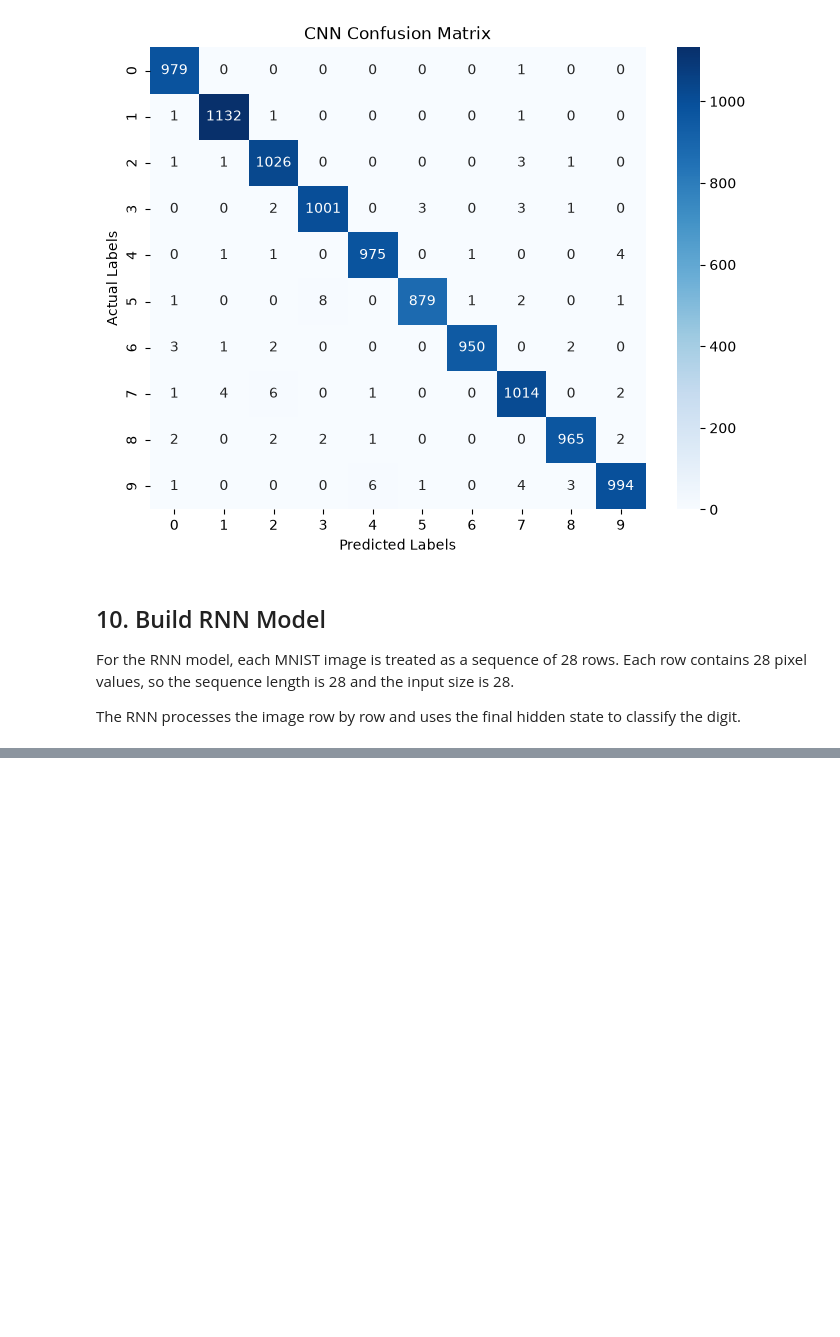
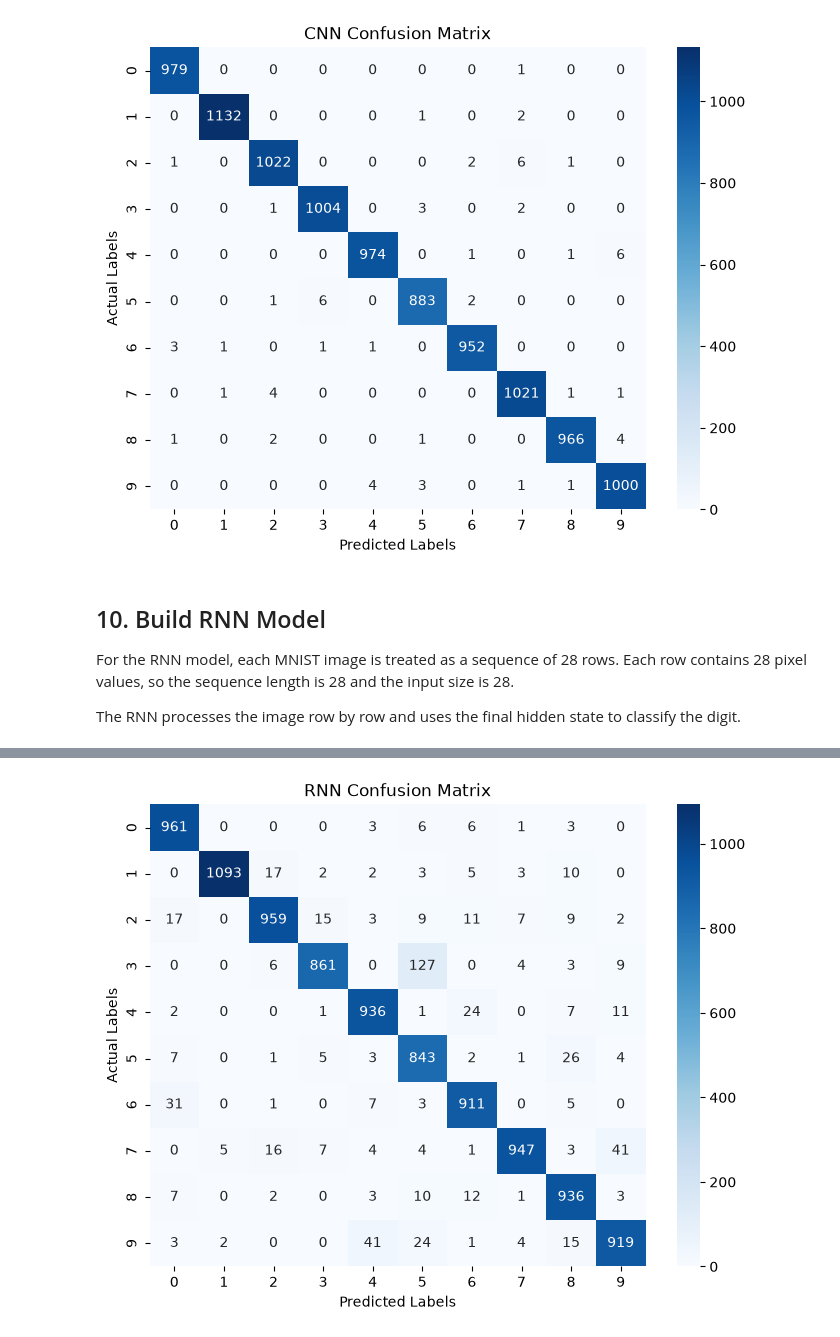
Before and after one commit to Itzmohit06/MNIST-CNN-RNN, a Jupyter notebook: notebook/HandWritten_Digit_Classifier.ipynb, the cells around one changed output, grey strips where cells are left out. Drawn from its saved outputs; the diff is of its cells as text; code cells hidden in the pictures; blank space fills up the shorter version.

```diff
--- a/notebook/HandWritten_Digit_Classifier.ipynb
+++ b/notebook/HandWritten_Digit_Classifier.ipynb
@@ -212,6 +225,7 @@ model.load_state_dict(
         map_location= torch.device(device)
     )
 )
+model = model.to(device)
 
 print("Best CNN model loaded successfully.")
 # %% [output]
@@ -257,8 +271,8 @@ with torch.no_grad():
         outputs = model(images)
         _,predicted = torch.max(outputs, 1)
 
-        all_predictions.extend(predicted.numpy())
-        all_labels.extend(labels.numpy())
+        all_predictions.extend(predicted.cpu().numpy())
+        all_labels.extend(labels.cpu().numpy())
 
 cm = confusion_matrix(all_labels, all_predictions)
 print(cm)
@@ -322,7 +336,7 @@ class RNN(nn.Module):
         # 28 * 28
 
         # optional  => shape (num of layers, batch_size, hidden size)
-        h0 = torch.zeros(self.num_layers, x.size(0), self.hidden_size) #x.new_zeros() for gpu
+        h0 = x.new_zeros(self.num_layers, x.size(0), self.hidden_size) #x.new_zeros() for gpu
 
         out, _ = self.rnn(x, h0)
         # hidden state of all the timesteps => (batch, seq_len, hidden size)
@@ -345,0 +477,22 @@ Output shape: torch.Size([32, 10])
+# %%
+all_predictions = []
+all_labels = []
+
+rnn_model.eval()
+
+with torch.no_grad():
+    for images, labels in testloader:
+
+        images = images.to(device)
+        labels = labels.to(device)
+
+        outputs = rnn_model(images)
+
+        _, predicted = torch.max(outputs, 1)
+
+        all_predictions.extend(predicted.cpu().numpy())
+        all_labels.extend(labels.cpu().numpy())
+
+cm = confusion_matrix(all_labels, all_predictions)
+
+print(cm)
@@ -345,0 +510,18 @@ Output shape: torch.Size([32, 10])
+# %%
+plt.figure(figsize=(8, 6))
+
+sns.heatmap(
+    cm,
+    annot=True,
+    cmap="Blues",
+    fmt="d"
+)
+
+plt.title("RNN Confusion Matrix")
+plt.xlabel("Predicted Labels")
+plt.ylabel("Actual Labels")
+
+plt.savefig("../results/rnn_confusion_matrix.png")
+plt.show()
+# %% [output]
+[figure, added]
```
Also changed, not shown: parts of 13 cells of this notebook, 4 other files.
